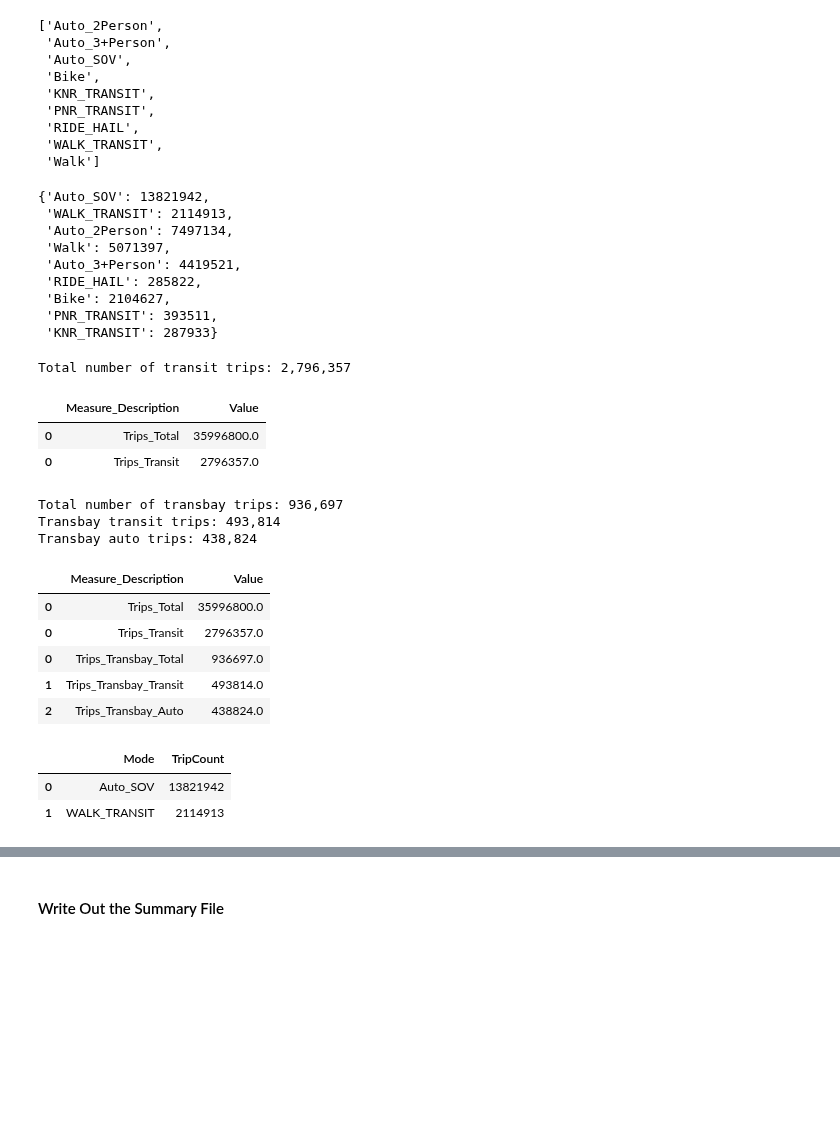
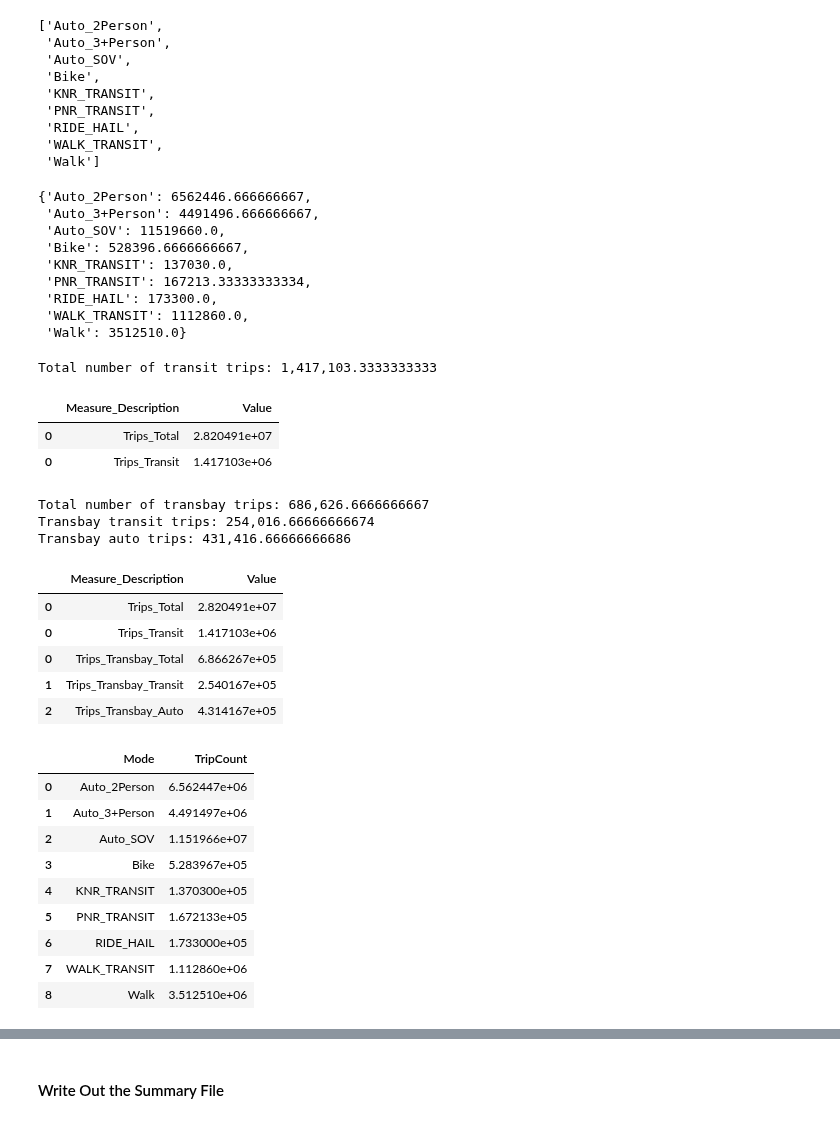
Before and after one commit to camsys/travel-model-one, a Jupyter notebook: CS_utils/Py_summary_code/99. TripSummaries.ipynb, the cells around one changed output, grey strips where cells are left out. Cells and saved outputs as stored; diff of their text form; code cells hidden in the pictures; blank space fills up the shorter version.

```diff
--- a/CS_utils/Py_summary_code/99. TripSummaries.ipynb
+++ b/CS_utils/Py_summary_code/99. TripSummaries.ipynb
@@ -97,43 +101,44 @@ modes = [
 modes_auto = ['Auto_SOV', 'Auto_2Person', 'Auto_3+Person']
 modes_transit = ['WALK_TRANSIT', 'PNR_TRANSIT', 'KNR_TRANSIT']
 # %%
-counts = Counter(df["Mode"])
-dic_counts = dict(counts)
+#counts = Counter(df["Mode"])
+counts = df.groupby(["Mode"])['trips'].sum().reset_index()
+dic_counts = dict(zip(counts['Mode'], counts['trips']))
 dic_counts
 # %% [output]
-{'Auto_SOV': 13821942,
- 'WALK_TRANSIT': 2114913,
- 'Auto_2Person': 7497134,
- 'Walk': 5071397,
- 'Auto_3+Person': 4419521,
- 'RIDE_HAIL': 285822,
- 'Bike': 2104627,
- 'PNR_TRANSIT': 393511,
- 'KNR_TRANSIT': 287933}
+{'Auto_2Person': 6562446.666666667,
+ 'Auto_3+Person': 4491496.666666667,
+ 'Auto_SOV': 11519660.0,
+ 'Bike': 528396.6666666667,
+ 'KNR_TRANSIT': 137030.0,
+ 'PNR_TRANSIT': 167213.33333333334,
+ 'RIDE_HAIL': 173300.0,
+ 'WALK_TRANSIT': 1112860.0,
+ 'Walk': 3512510.0}
 # %%
 transit_trips = 0
 for m in modes_transit:
-    transit_trips += counts[m]
+    transit_trips += dic_counts[m]
 print(f'Total number of transit trips: {transit_trips:,}')
 new = pd.DataFrame({c1:['Trips_Transit'], c2:[transit_trips]})
 df_out = pd.concat([df_out, new])
 df_out
 # %% [output]
-Total number of transit trips: 2,796,357
+Total number of transit trips: 1,417,103.3333333333
 |  | Measure_Description | Value |
-| 0 | Trips_Total | 35996800.0 |
-| 0 | Trips_Transit | 2796357.0 |
+| 0 | Trips_Total | 2.820491e+07 |
+| 0 | Trips_Transit | 1.417103e+06 |
 # %%
 tb_trips = df.loc[(df['transbay_od']==1)].copy()
-tb_trips = len(tb_trips)
+tb_trips = tb_trips['trips'].sum()
 print(f'Total number of transbay trips: {tb_trips:,}')
 
 tb_transit_trips = df.loc[(df['transbay_od']==1)&(df['Mode'].str.contains('TRANSIT'))].copy()
-tb_transit_trips = len(tb_transit_trips)
+tb_transit_trips = tb_transit_trips['trips'].sum()
 print(f'Transbay transit trips: {tb_transit_trips:,}')
 
 tb_auto_trips = df.loc[(df['transbay_od']==1)&(df['Mode'].str.contains('Auto'))].copy()
-tb_auto_trips = len(tb_auto_trips)
+tb_auto_trips = tb_auto_trips['trips'].sum()
 print(f'Transbay auto trips: {tb_auto_trips:,}')
 
 new = pd.DataFrame({c1:['Trips_Transbay_Total', 'Trips_Transbay_Transit', 'Trips_Transbay_Auto'],
@@ -141,21 +146,28 @@ new = pd.DataFrame({c1:['Trips_Transbay_Total', 'Trips_Transbay_Transit', 'Trips
 df_out = pd.concat([df_out, new])
 df_out
 # %% [output]
-Total number of transbay trips: 936,697
-Transbay transit trips: 493,814
-Transbay auto trips: 438,824
+Total number of transbay trips: 686,626.6666666667
+Transbay transit trips: 254,016.66666666674
+Transbay auto trips: 431,416.66666666686
 |  | Measure_Description | Value |
-| 0 | Trips_Total | 35996800.0 |
-| 0 | Trips_Transit | 2796357.0 |
-| 0 | Trips_Transbay_Total | 936697.0 |
-| 1 | Trips_Transbay_Transit | 493814.0 |
-| 2 | Trips_Transbay_Auto | 438824.0 |
+| 0 | Trips_Total | 2.820491e+07 |
+| 0 | Trips_Transit | 1.417103e+06 |
+| 0 | Trips_Transbay_Total | 6.866267e+05 |
+| 1 | Trips_Transbay_Transit | 2.540167e+05 |
+| 2 | Trips_Transbay_Auto | 4.314167e+05 |
 # %%
 df_shares = pd.DataFrame(list(dic_counts.items()), columns=['Mode', 'TripCount'])
-df_shares.head(2)
+df_shares
 # %% [output]
 |  | Mode | TripCount |
-| 0 | Auto_SOV | 13821942 |
-| 1 | WALK_TRANSIT | 2114913 |
+| 0 | Auto_2Person | 6.562447e+06 |
+| 1 | Auto_3+Person | 4.491497e+06 |
+| 2 | Auto_SOV | 1.151966e+07 |
+| 3 | Bike | 5.283967e+05 |
+| 4 | KNR_TRANSIT | 1.370300e+05 |
+| 5 | PNR_TRANSIT | 1.672133e+05 |
+| 6 | RIDE_HAIL | 1.733000e+05 |
+| 7 | WALK_TRANSIT | 1.112860e+06 |
+| 8 | Walk | 3.512510e+06 |
 # %%
 df_shares['ModeShare'] = df_shares['TripCount']/total_trips
```
Also changed, not shown: parts of 8 cells of this notebook.
